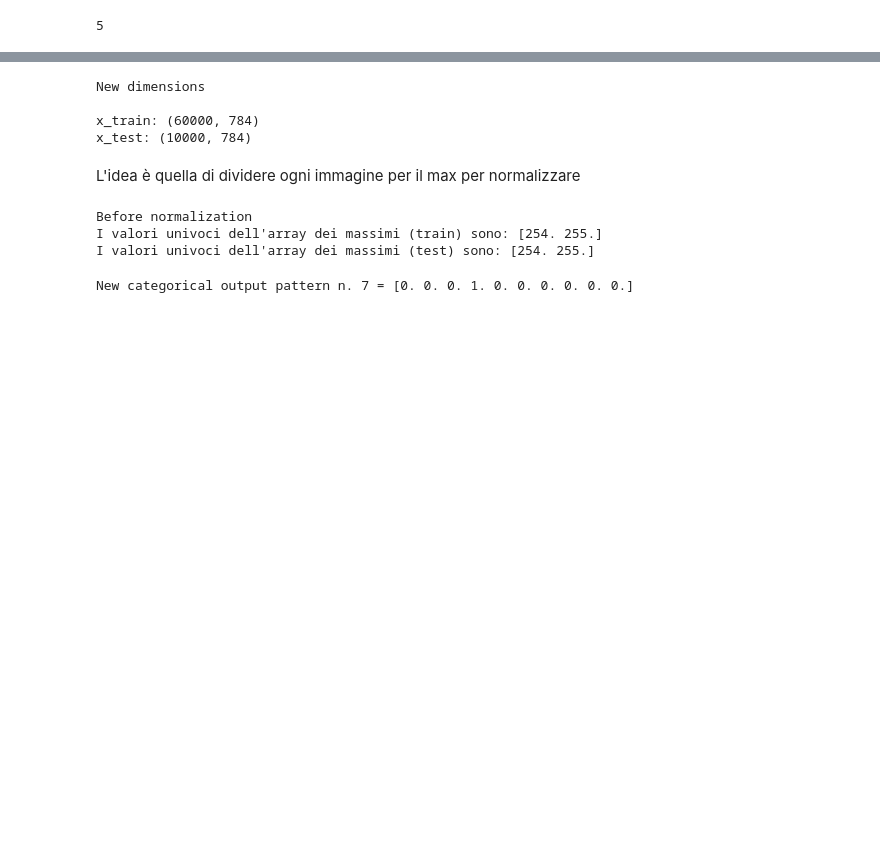
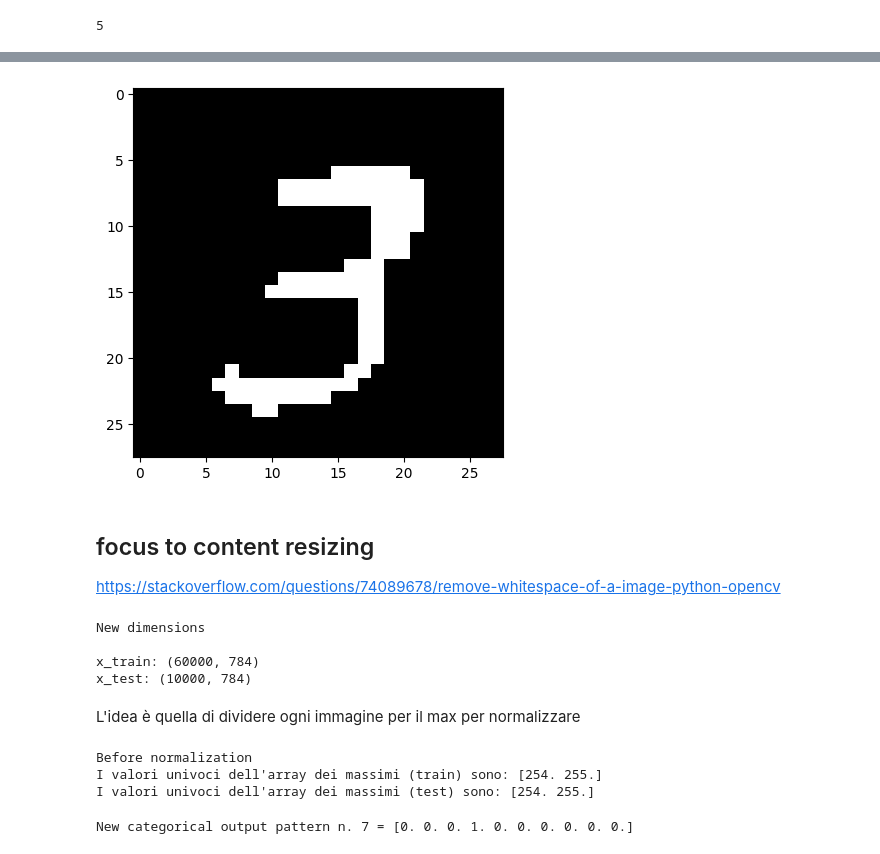
Before and after one commit to dennisangemi/machine-learning-for-physics, a Jupyter notebook: 4_mnist/code/my-mnist.ipynb, the cells around one changed output, grey strips where cells are left out. Drawn from its saved outputs; the diff is of its cells as text; code cells hidden in the pictures; blank space fills up the shorter version.

```diff
--- a/4_mnist/code/my-mnist.ipynb
+++ b/4_mnist/code/my-mnist.ipynb
@@ -141,3 +194,20 @@ error: OpenCV(4.7.0) /io/opencv/modules/imgproc/src/thresh.cpp:1555: error: (-2:
+# %%
+w = 2
+
+# creo finestra
+kernel = np.ones((w,w),np.uint8)
+
+# riduco spessore
+erosion = cv2.erode(img,kernel,iterations = 1)
+
+plt.imshow(erosion, cmap = 'gray')
+plt.show()
+# %% [output]
+[figure, added]
+# %% [markdown]
+## focus to content resizing
+
+https://stackoverflow.com/questions/74089678/remove-whitespace-of-a-image-python-opencv
 # %%
 # flattening
 x_train = x_train.reshape(x_train.shape[0],x_train.shape[1]*x_train.shape[2])
```
Also changed, not shown: parts of 14 cells of this notebook.
